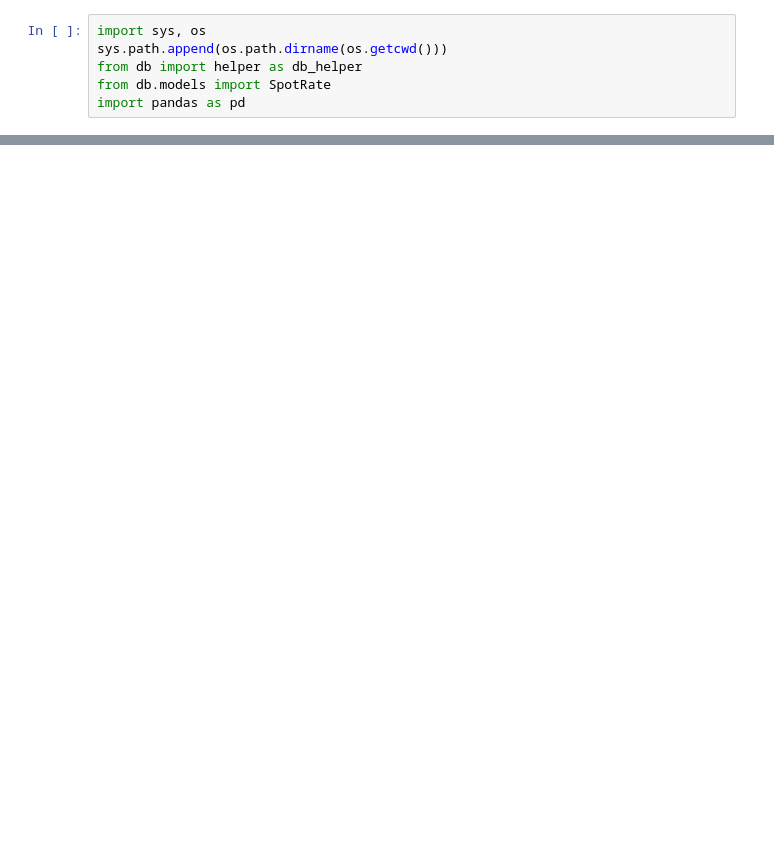
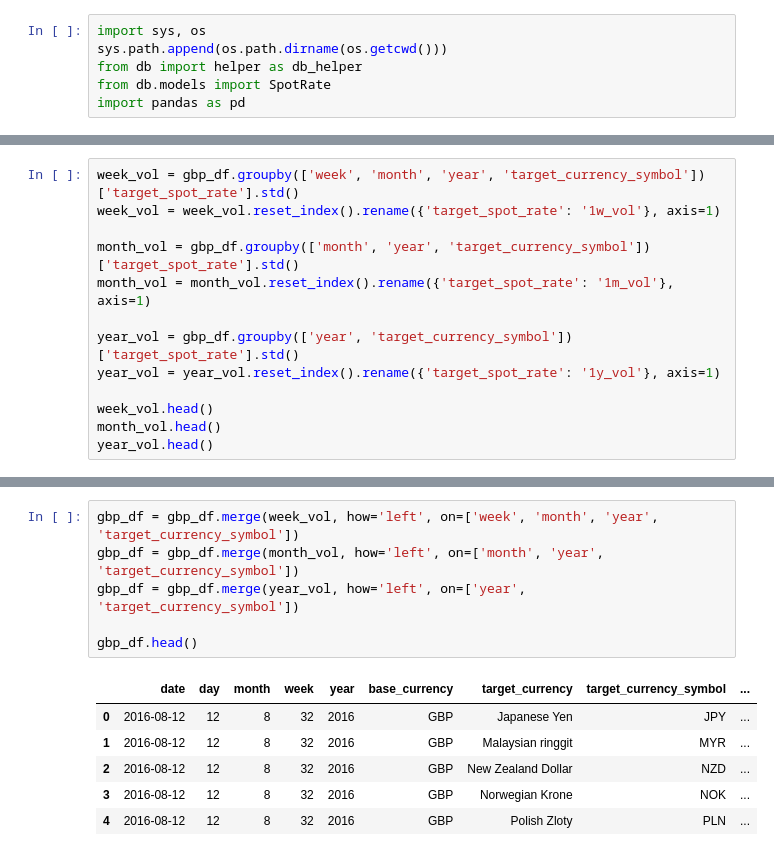
Before and after one commit to JaiPancholi/currency_analysis, a Jupyter notebook: notebooks/initial_exploration.ipynb, the cells around one changed output, grey strips where cells are left out. Drawn from its saved outputs; the diff is of its cells as text; blank space fills up the shorter version.

```diff
--- a/notebooks/initial_exploration.ipynb
+++ b/notebooks/initial_exploration.ipynb
@@ -90,0 +148,13 @@ sns.lineplot(x='date', y='target_spot_rate', data=single_value)
+# %%
+week_vol = gbp_df.groupby(['week', 'month', 'year', 'target_currency_symbol'])['target_spot_rate'].std()
+week_vol = week_vol.reset_index().rename({'target_spot_rate': '1w_vol'}, axis=1)
+
+month_vol = gbp_df.groupby(['month', 'year', 'target_currency_symbol'])['target_spot_rate'].std()
+month_vol = month_vol.reset_index().rename({'target_spot_rate': '1m_vol'}, axis=1)
+
+year_vol = gbp_df.groupby(['year', 'target_currency_symbol'])['target_spot_rate'].std()
+year_vol = year_vol.reset_index().rename({'target_spot_rate': '1y_vol'}, axis=1)
+
+week_vol.head()
+month_vol.head()
+year_vol.head()
@@ -90,0 +168,13 @@ sns.lineplot(x='date', y='target_spot_rate', data=single_value)
+# %%
+gbp_df = gbp_df.merge(week_vol, how='left', on=['week', 'month', 'year', 'target_currency_symbol'])
+gbp_df = gbp_df.merge(month_vol, how='left', on=['month', 'year', 'target_currency_symbol'])
+gbp_df = gbp_df.merge(year_vol, how='left', on=['year', 'target_currency_symbol'])
+
+gbp_df.head()
+# %% [output]
+|  | date | day | month | week | year | base_currency | target_currency | target_currency_symbol | ... |
+| 0 | 2016-08-12 | 12 | 8 | 32 | 2016 | GBP | Japanese Yen | JPY | ... |
+| 1 | 2016-08-12 | 12 | 8 | 32 | 2016 | GBP | Malaysian ringgit | MYR | ... |
+| 2 | 2016-08-12 | 12 | 8 | 32 | 2016 | GBP | New Zealand Dollar | NZD | ... |
+| 3 | 2016-08-12 | 12 | 8 | 32 | 2016 | GBP | Norwegian Krone | NOK | ... |
+| 4 | 2016-08-12 | 12 | 8 | 32 | 2016 | GBP | Polish Zloty | PLN | ... |
```
Also changed, not shown: parts of 17 cells of this notebook.
